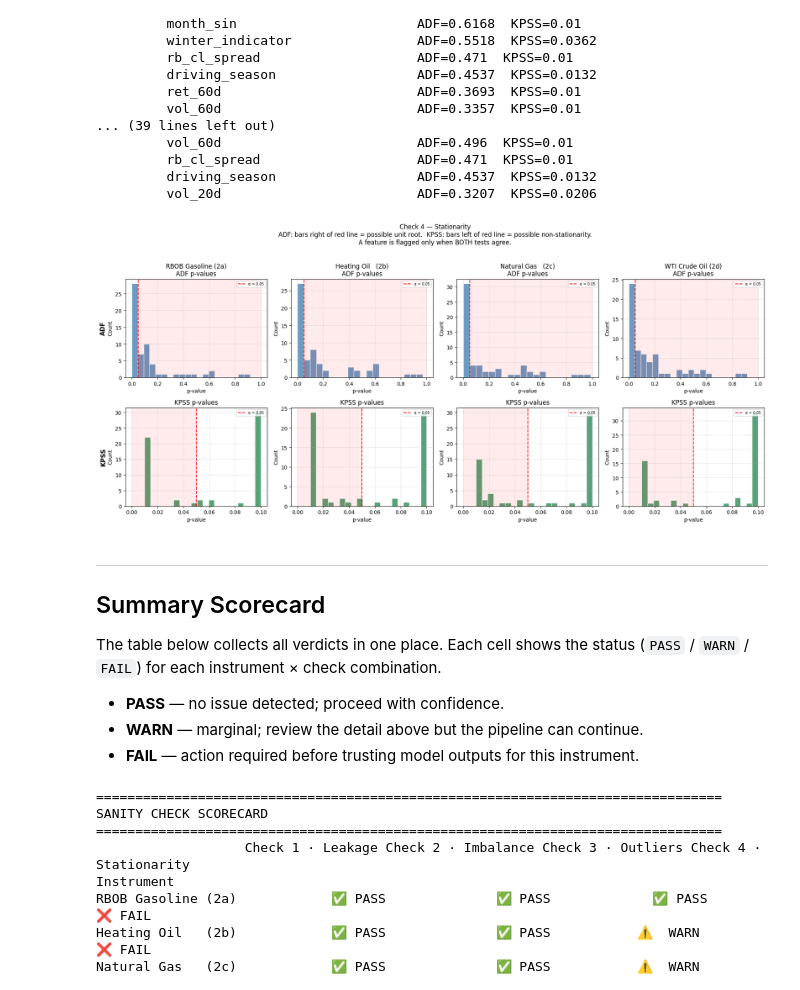
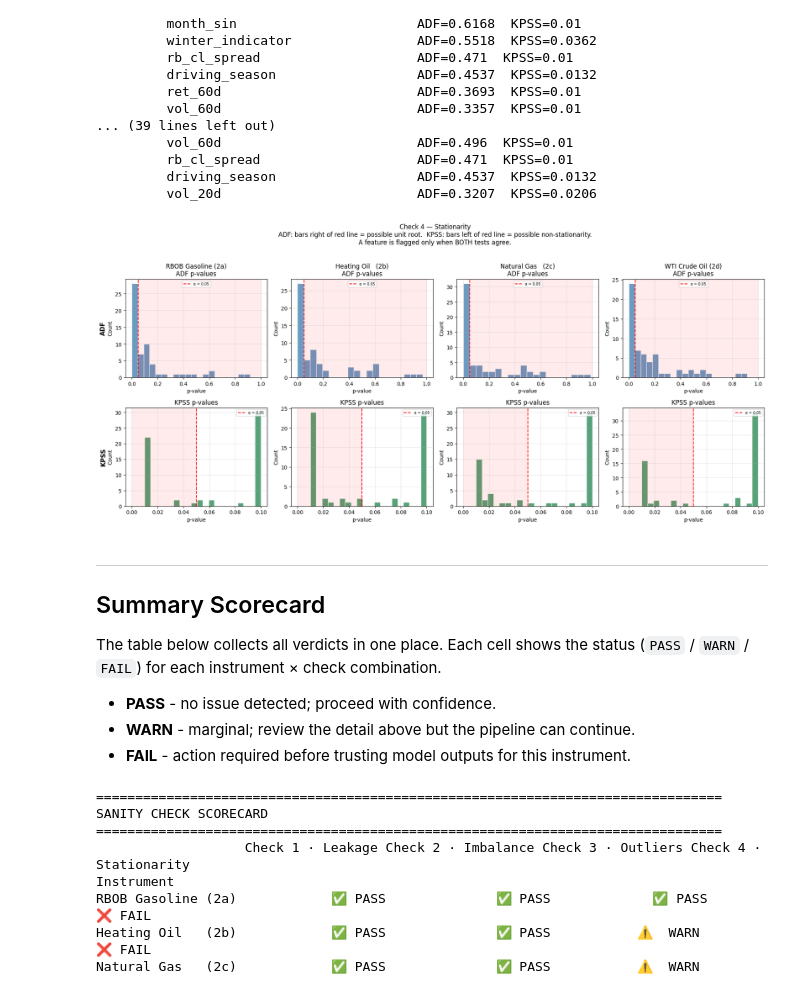
Before and after one commit to Jack-Close/energy-signal-metamodel, a Jupyter notebook: notebooks/sanity_checks.ipynb, the cells around one changed output. Saved outputs shown, nothing was run; the diff lists cells and outputs as text; code cells hidden in the pictures.

Commit message:
final fixes for final_pipeline

```diff
--- a/notebooks/sanity_checks.ipynb
+++ b/notebooks/sanity_checks.ipynb
@@ -224,7 +224,7 @@ def reconstruct_triple_barrier_labels(close: pd.Series,
 
     return pd.DataFrame(records).set_index("entry") if records else pd.DataFrame()
 # %%
-# ── Run Check 1 for every instrument ────────────────────────────────────────
+# -- Run Check 1 for every instrument ----------------------------------------
 
 leakage_results = {}
 
@@ -245,7 +245,7 @@ for inst, label in INSTRUMENTS.items():
     )
 
     if labels_df.empty:
-        leakage_results[inst] = {"status": "WARN", "detail": "No labels reconstructed — check data paths"}
+        leakage_results[inst] = {"status": "WARN", "detail": "No labels reconstructed - check data paths"}
         continue
 
     n_total    = len(labels_df)
@@ -650,7 +650,7 @@ plt.show()
 # %% [output]
 [figure]
 # %%
-# ── Detailed view: worst single outlier per instrument ───────────────────────
+# -- Detailed view: worst single outlier per instrument -----------------------
 #
 # For the single most-outlier-affected feature per instrument, show a time-series
 # plot so we can see *when* the extreme values occurred (e.g. COVID crash, OPEC shock).
@@ -666,7 +666,7 @@ for ax, (inst, label) in zip(axes, INSTRUMENTS.items()):
     df  = res.get("detail", pd.DataFrame())
 
     if df.empty:
-        ax.set_title(f"{label} — no outliers")
+        ax.set_title(f"{label} - no outliers")
         continue
 
     worst_feat = df.iloc[0]["feature"]
@@ -686,11 +686,11 @@ for ax, (inst, label) in zip(axes, INSTRUMENTS.items()):
     ax.scatter(inst_feat.index[mask], inst_feat.values[mask],
                color="red", s=20, zorder=5, label=f"{mask.sum()} outliers")
 
-    ax.set_title(f"{label} — worst feature: {worst_feat}")
+    ax.set_title(f"{label} - worst feature: {worst_feat}")
     ax.legend(fontsize=7)
     ax.grid(True, alpha=0.3)
 
-plt.suptitle("Check 3 — Worst Outlier Feature per Instrument (full history)")
+plt.suptitle("Check 3 - Worst Outlier Feature per Instrument (full history)")
 plt.tight_layout()
 plt.show()
 # %% [output]
@@ -847,7 +847,7 @@ for inst, label in INSTRUMENTS.items():
          driving_season                  ADF=0.4537  KPSS=0.0132
          vol_20d                         ADF=0.3207  KPSS=0.0206
 # %%
-# ── Plot p-value distributions to see overall stationarity health ─────────────
+# -- Plot p-value distributions to see overall stationarity health -------------
 
 fig, axes = plt.subplots(2, 4, figsize=(18, 8))
 
@@ -873,35 +873,35 @@ for col_idx, (inst, label) in enumerate(INSTRUMENTS.items()):
     ax_adf.set_ylabel("Count")
     ax_adf.legend(fontsize=7)
     ax_adf.grid(True, alpha=0.3)
     # Values ABOVE 0.05 = non-stationary (shaded)
     ax_adf.axvspan(0.05, 1.0, color="red", alpha=0.08, label="non-stat region")
 
     ax_kpss.hist(kpss_vals, bins=20, color="seagreen", alpha=0.8, edgecolor="white")
     ax_kpss.axvline(0.05, color="red", linestyle="--", lw=1.5, label="α = 0.05")
     ax_kpss.set_title(f"KPSS p-values")
     ax_kpss.set_xlabel("p-value")
     ax_kpss.set_ylabel("Count")
     ax_kpss.legend(fontsize=7)
     ax_kpss.grid(True, alpha=0.3)
     # Values BELOW 0.05 = non-stationary (shaded)
     ax_kpss.axvspan(0.0, 0.05, color="red", alpha=0.08, label="non-stat region")
 
 axes[0, 0].text(-0.18, 0.5, "ADF", transform=axes[0, 0].transAxes,
                 fontsize=12, fontweight="bold", va="center", rotation=90)
 axes[1, 0].text(-0.18, 0.5, "KPSS", transform=axes[1, 0].transAxes,
                 fontsize=12, fontweight="bold", va="center", rotation=90)
 
 plt.suptitle(
-    "Check 4 — Stationarity\n"
+    "Check 4 - Stationarity\n"
     "ADF: bars right of red line = possible unit root.  "
     "KPSS: bars left of red line = possible non-stationarity.\n"
     "A feature is flagged only when BOTH tests agree.",
     y=1.02
 )
 plt.tight_layout()
 plt.show()
 # %% [output]
-[figure, old version]
+[figure, new version]
 # %% [markdown]
 ---
 ## Summary Scorecard
@@ -909,7 +909,7 @@ plt.show()
 The table below collects all verdicts in one place. Each cell shows the status
 (`PASS` / `WARN` / `FAIL`) for each instrument × check combination.
 
-- **PASS** — no issue detected; proceed with confidence.
-- **WARN** — marginal; review the detail above but the pipeline can continue.
-- **FAIL** — action required before trusting model outputs for this instrument.
+- **PASS** - no issue detected; proceed with confidence.
+- **WARN** - marginal; review the detail above but the pipeline can continue.
+- **FAIL** - action required before trusting model outputs for this instrument.
 # %%
```
Also changed, not shown: parts of 21 cells of this notebook, 13 other files.
